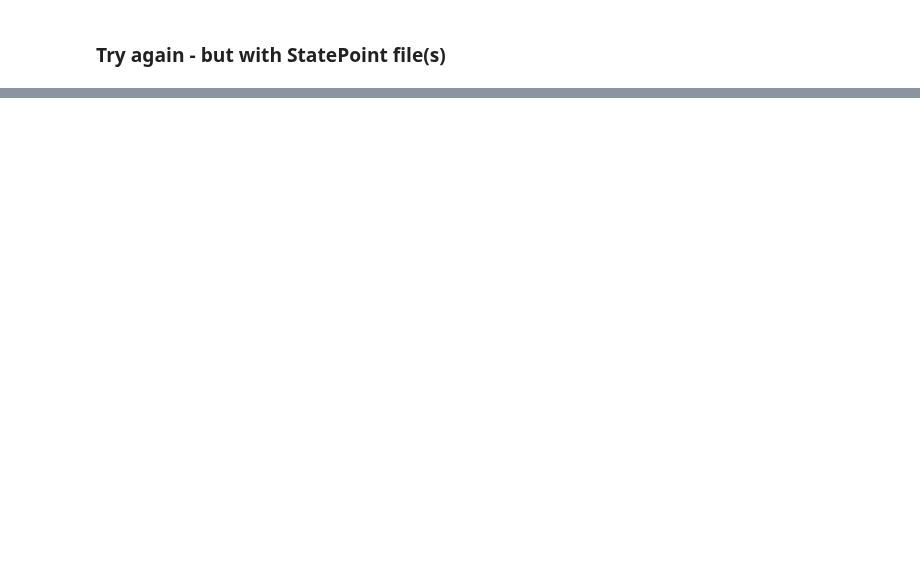
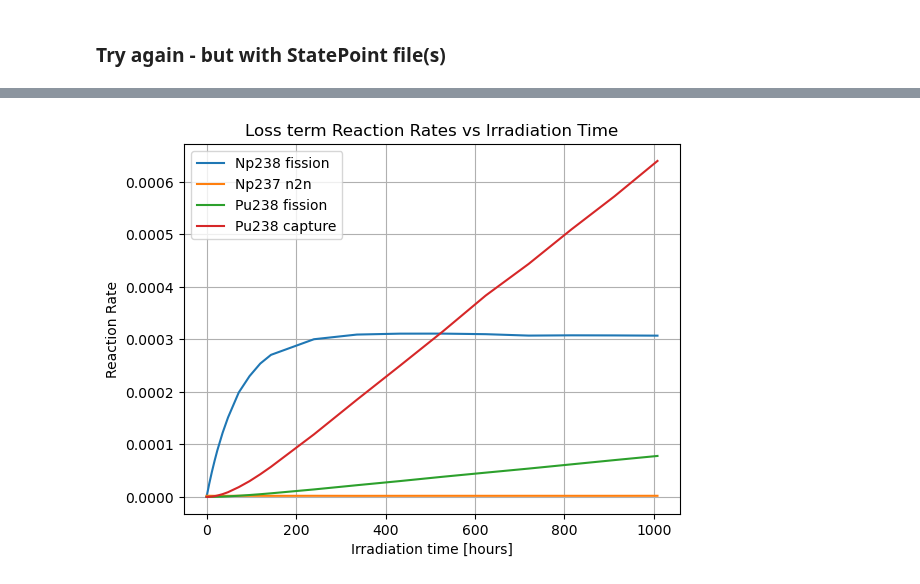
Before and after one commit to stu314159/er362_omc, a Jupyter notebook: examples/pu238_maker/burnup_test1/burnup.ipynb, the cells around one changed output, grey strips where cells are left out. Saved outputs shown, nothing was run; the diff lists cells and outputs as text; code cells hidden in the pictures; blank space fills up the shorter version.

```diff
--- a/examples/pu238_maker/burnup_test1/burnup.ipynb
+++ b/examples/pu238_maker/burnup_test1/burnup.ipynb
@@ -500,0 +434,47 @@ sp.tallies
+# %%
+nSteps = 20; # number of burnup steps
+# make arrays to hold reaction rate tally data
+
+np238f = np.zeros([nSteps,],dtype=np.float64);
+np237n2n = np.zeros_like(np238f);
+pu238f = np.zeros_like(np238f);
+pu238c = np.zeros_like(np238f);
+
+name_stub = "openmc_simulation_n";
+name_suffix = ".h5"
+
+# populate the arrays
+for n in range(nSteps):
+    fn = name_stub + str(n) + name_suffix # assemble the filename
+    sp = openmc.StatePoint(fn); # open the statepoint file
+
+    # read the tallies and populate associated numpy arrays
+    t1 = sp.get_tally(name="Np238_fiss");
+    t1_df = t1.get_pandas_dataframe()
+    np238f[n] = t1_df['mean'][0];
+
+    t2 = sp.get_tally(name="Np237_n2n");
+    t2_df = t2.get_pandas_dataframe();
+    np237n2n[n] = t2_df['mean'][0];
+
+    t3 = sp.get_tally(name="Pu238_fiss");
+    t3_df = t3.get_pandas_dataframe();
+    pu238f[n] = t3_df['mean'][0];
+
+    t4 = sp.get_tally(name="Pu238_capture");
+    t4_df = t4.get_pandas_dataframe();
+    pu238c[n] = t4_df['mean'][0];
+
+    sp.close(); # close the statepoint file
+# %%
+plt.plot(times,np238f,label='Np238 fission')
+plt.plot(times,np237n2n,label='Np237 n2n');
+plt.plot(times,pu238f,label='Pu238 fission')
+plt.plot(times,pu238c, label='Pu238 capture')
+plt.grid()
+plt.legend()
+plt.xlabel('Irradiation time [hours]')
+plt.ylabel('Reaction Rate')
+plt.title('Loss term Reaction Rates vs Irradiation Time');
+# %% [output]
+[figure, added]
```
Also changed, not shown: parts of 10 cells of this notebook, 3 other files.
